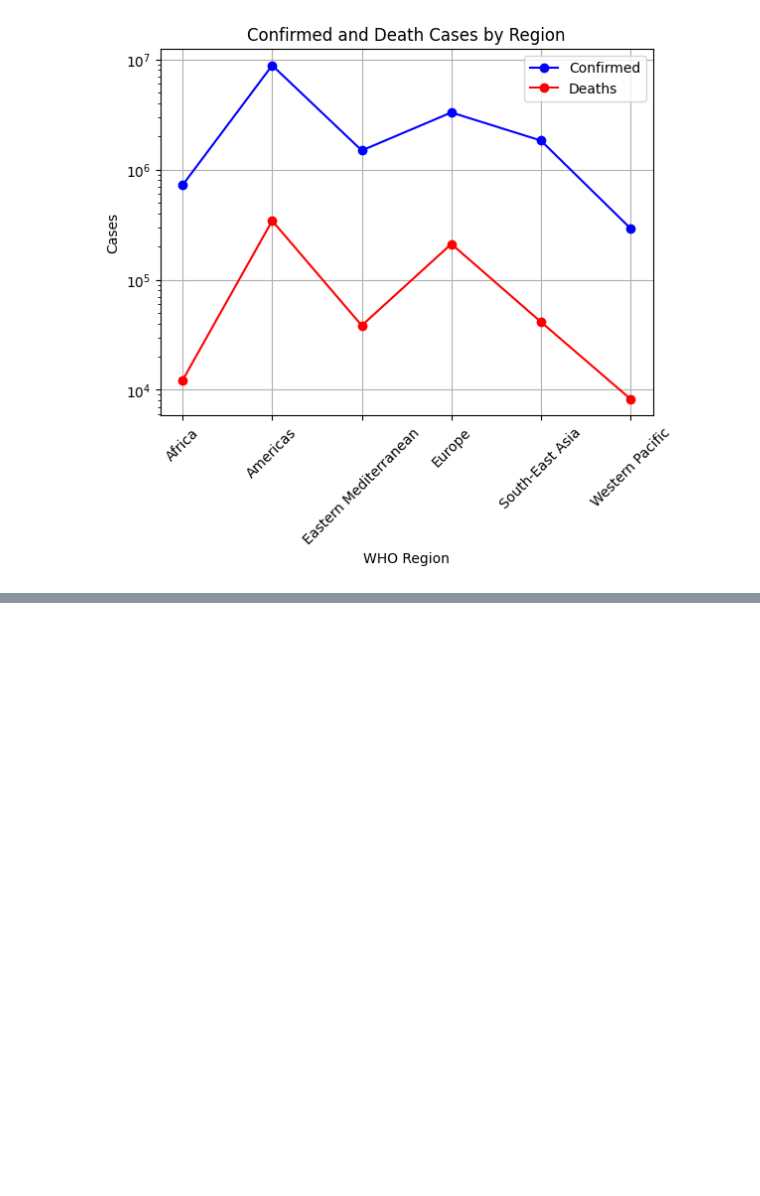
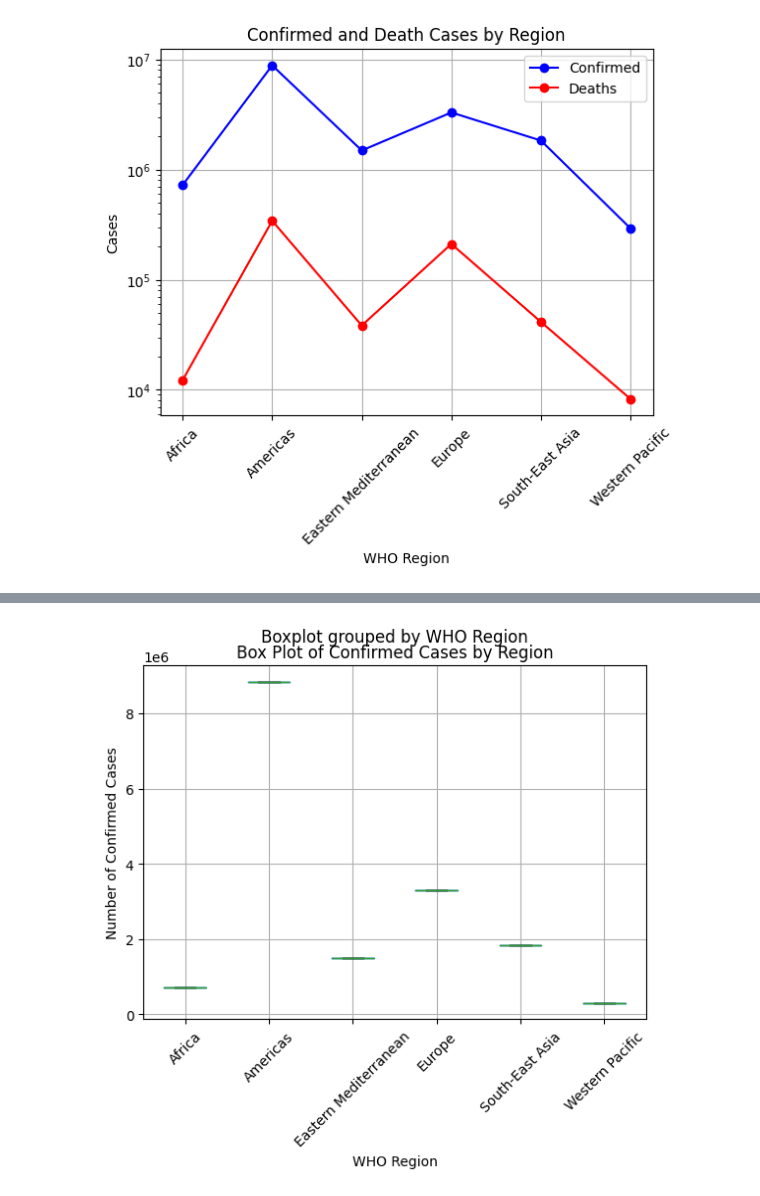
Before and after one commit to santhosh-genai/ai-engineer, a Jupyter notebook: python/assignments/Assignment_week5/covid_visualization.ipynb, the cells around one changed output, grey strips where cells are left out. Cells and saved outputs as stored; diff of their text form; code cells hidden in the pictures; blank space fills up the shorter version.

```diff
--- a/python/assignments/Assignment_week5/covid_visualization.ipynb
+++ b/python/assignments/Assignment_week5/covid_visualization.ipynb
@@ -68,0 +110,4 @@ report.scatter_plot_compare_recovery_rates()
+# %%
+report.box_plot_confirmed_by_region()
+# %% [output]
+[figure, added]
```
Also changed, not shown: parts of 4 cells of this notebook, 1 other file.
